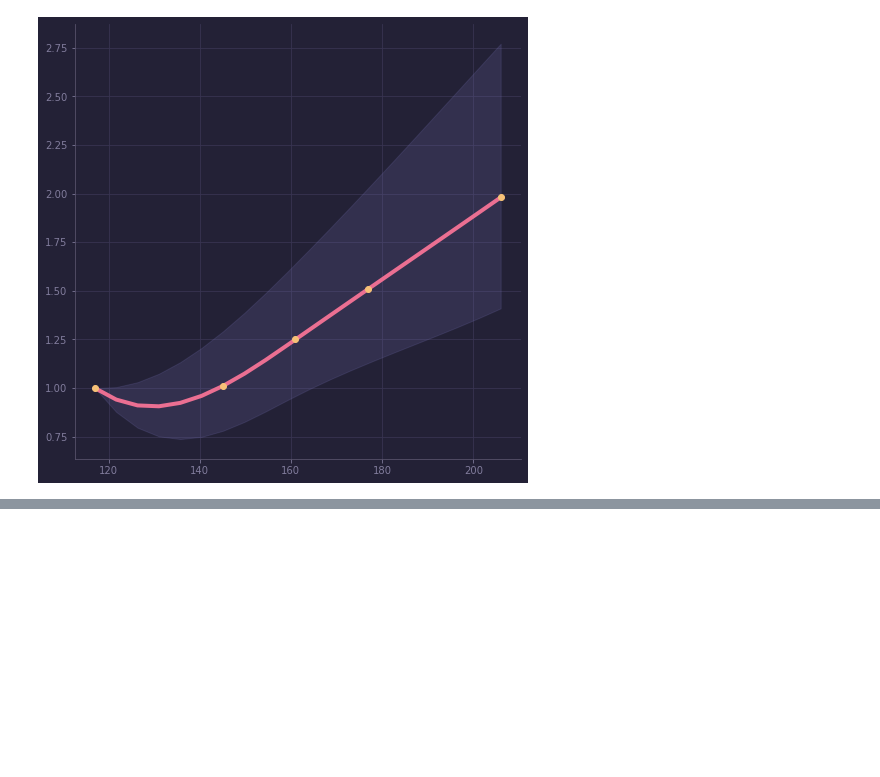
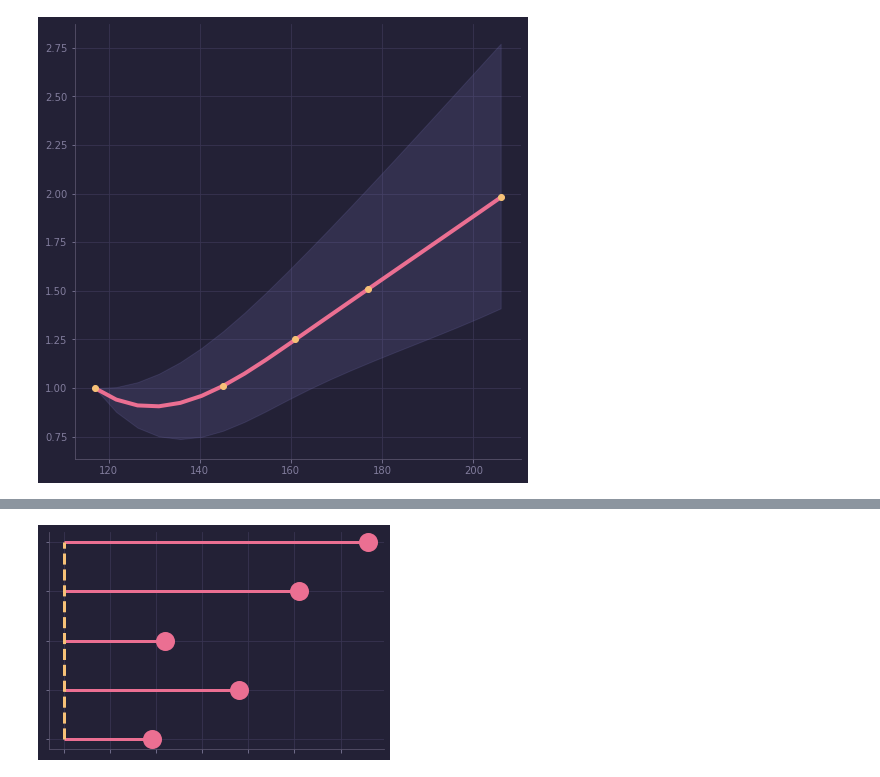
Before and after one commit to msimbao/counselsonlifestyle, a Jupyter notebook: plots/finalplayground.ipynb, the cells around one changed output, grey strips where cells are left out. Cells and saved outputs as stored; diff of their text form; code cells hidden in the pictures; blank space fills up the shorter version.

```diff
--- a/plots/finalplayground.ipynb
+++ b/plots/finalplayground.ipynb
@@ -326,0 +332,44 @@ plt.show()
+# %%
+# libraries
+# create dataset
+height = [2.9, 4.8, 3.2, 6.1, 7.6]
+bars = ('Vegan', 'Pesco-vegetarian', 'Lacto-ovo-vegetarian', 'Semi-vegetarian', 'Non-vegetarian')
+
+df = pd.DataFrame({
+    'Group': bars,
+    'Value': height
+})
+
+plt.style.use("rose-pine-moon.mplstyle")
+
+color = ['#f6c177', '#eb6f92', '#9ccfd8', '#c4a7e7', '#3e8fb0']
+
+fig, ax = plt.subplots()
+
+# plt.stem(x, y, markerfmt = 'o', linefmt='-', basefmt = '-', orientation="horizontal", bottom=1)
+
+(markers, stemlines, baseline) = plt.stem(bars, height, markerfmt = 'o', linefmt='-', basefmt = '--', orientation="horizontal", bottom=1)
+plt.setp(markers, marker='o', markersize=15, markeredgewidth=4)
+plt.setp(stemlines, linestyle="-", linewidth=3)
+plt.setp(baseline, linestyle="--", linewidth=3)
+
+# plt.show()
+
+# ax.set_title("Coronary Heart Disease Risk in Women by Protein Consumed")
+ax.minorticks_off()
+
+ax.set_xticklabels([])
+ax.set_yticklabels([])
+
+# ax.set_axis_off()
+ax.grid(True)
+
+# ax.spines["top"].set_visible(False)
+# ax.spines["bottom"].set_visible(False)
+# ax.spines["right"].set_visible(False)
+# ax.spines["left"].set_visible(False)
+# ax.set_xticks([0.6,0.8,1.0,1.2,1.4])
+# ax.set_xticklabels(x)
+plt.show()
+# %% [output]
+[figure, added]
```
Also changed, not shown: parts of 8 cells of this notebook, 46 other files.
